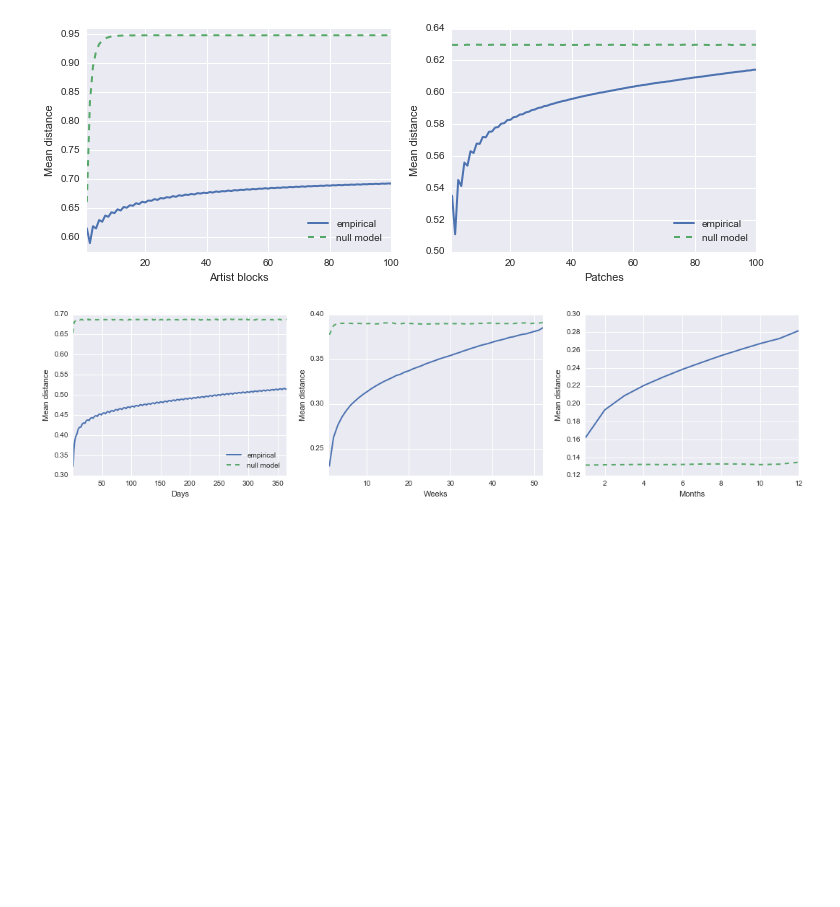
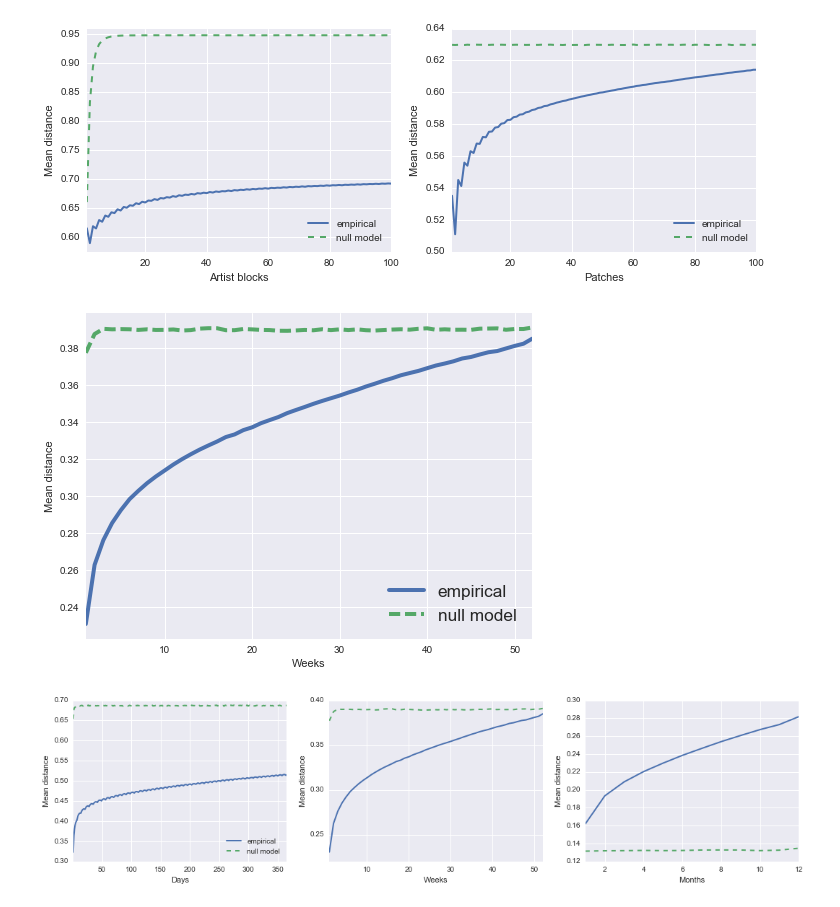
Before and after one commit to jlorince/MusicForaging, a Jupyter notebook: notebooks/result_viz.ipynb, the cells around one changed output. Cells and saved outputs as stored; diff of their text form; code cells hidden in the pictures; blank space fills up the shorter version.

```diff
--- a/notebooks/result_viz.ipynb
+++ b/notebooks/result_viz.ipynb
@@ -66,7 +66,7 @@ ax.legend(loc='upper left')
 # %%
 ci_lower = []
 ci_upper = []
-for i in xrange(arrmean.shape[1]):
+for i in range(arrmean.shape[1]):
     #lower,upper = ci(arrmean[:,i],statfunction=np.nanmean,n_samples=1000)
     lower,upper = bootstrap(arrmean[:,i],statistic=np.nanmean,num_samples=1000)
     ci_lower.append(lower)
@@ -74,7 +74,7 @@ for i in xrange(arrmean.shape[1]):
 
 ci_lower_ = []
 ci_upper = []
-for i in xrange(arrmean.shape[1]):
+for i in range(arrmean.shape[1]):
     #lower,upper = ci(arrmean[:,i],statfunction=np.nanmean,n_samples=1000)
     lower,upper = bootstrap(arrmean[:,i],statistic=np.nanmean,num_samples=1000)
     ci_lower.append(lower)
@@ -296,6 +296,24 @@ ax.set_ylim(0.575,.96)
 # %% [output]
 <matplotlib.legend.Legend at 0x...>
 [figure]
+# %%
+fig,ax = plt.subplots(1,1,figsize=(8,6))
+#fig,ax = plt.subplots(1,1,figsize=(12,8))
+for i,basis in enumerate(['W']):
+    blocks = np.nanmean(np.vstack(df[df['basis']==basis]['d'].values),axis=0)
+    blocks_rand = np.nanmean(np.vstack(df_random[df_random['basis']==basis]['d'].values),axis=0)
+    #ax = axes[i]
+    ax.plot(np.arange(1,len(blocks)+1,1),blocks,lw=4,label='empirical')
+    ax.plot(np.arange(1,len(blocks_rand)+1,1),blocks_rand,lw=4,label='null model',ls='--')
+    ax.set_ylabel('Mean distance')
+    ax.set_xlabel({'D':'Days','W':'Weeks','M':'Months'}[basis])
+    ax.set_xlim(1,len(blocks))
+    if i ==0:
+        ax.legend(loc='lower right',fontsize='x-large')
+    #ax.set_ylim(0,1)
+    #ax.set_xticks(np.arange(0,98,7))
+# %% [output]
+[figure, added]
 # %%
 fig,axes = plt.subplots(1,3,figsize=(18,4))
 #fig,ax = plt.subplots(1,1,figsize=(12,8))
```
Also changed, not shown: parts of 5 cells of this notebook, 5 other files.
